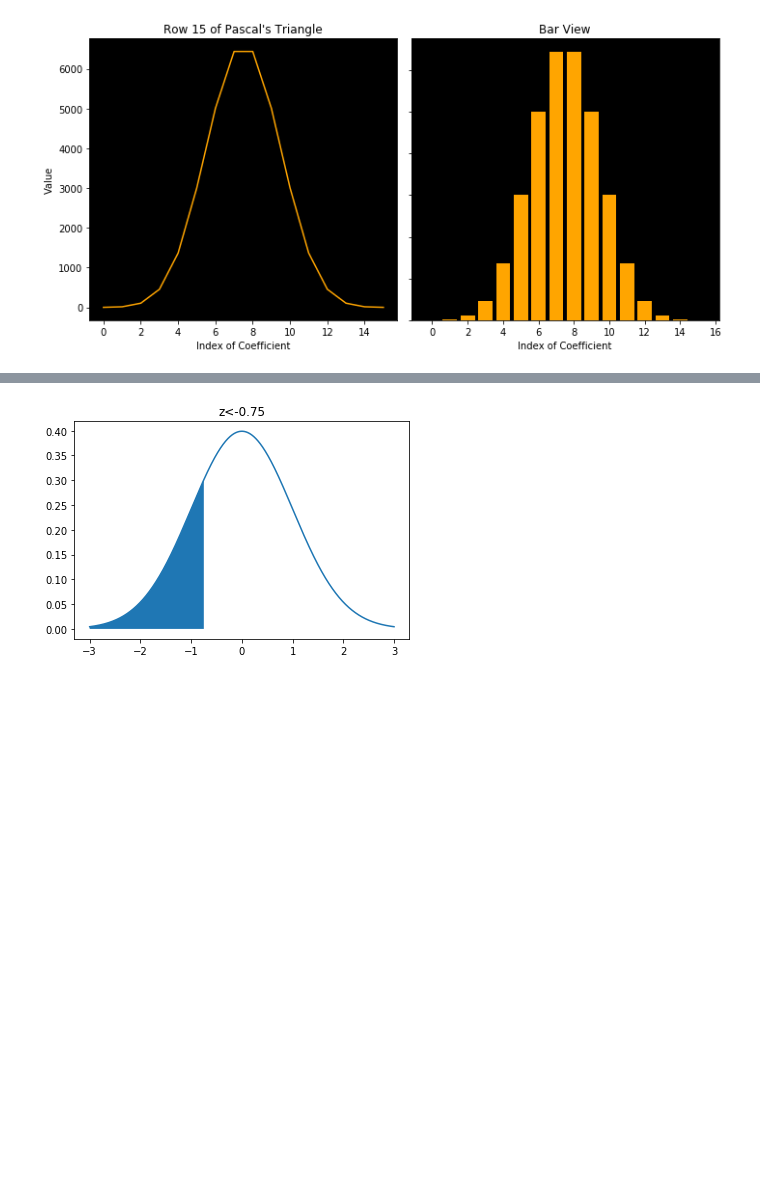
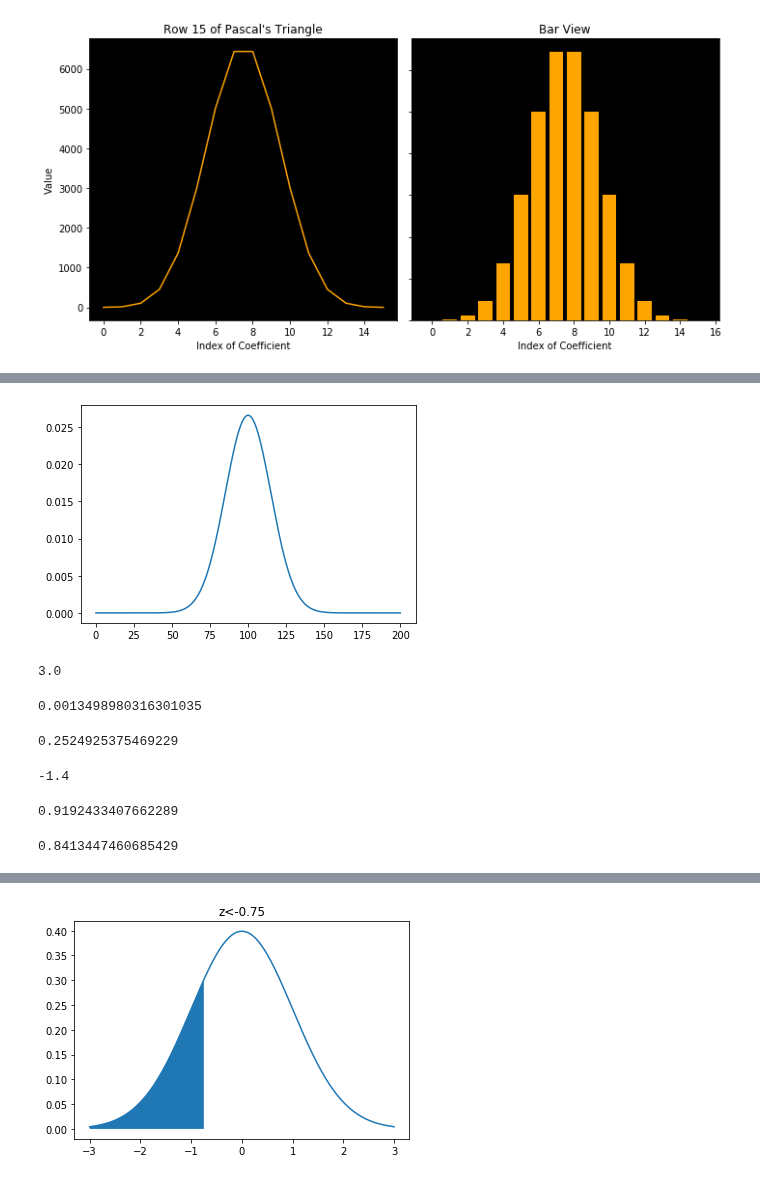
Before and after one commit to 4dsolutions/Curriculum_Development, a Jupyter notebook: IntroDS003.ipynb, the cells around one changed output, grey strips where cells are left out. Cells and saved outputs as stored; diff of their text form; code cells hidden in the pictures; blank space fills up the shorter version.

```diff
--- a/IntroDS003.ipynb
+++ b/IntroDS003.ipynb
@@ -60,0 +62,38 @@ plt.plot(data, y)
+# %%
+domain = np.linspace(0,200,1000)
+y = norm.pdf(domain, 100, 15)
+plt.plot(domain,y);
+# %% [output]
+[figure, added]
+# %%
+def z_score(x, mu, sigma, n=1):
+    return (x - mu)/(sigma/math.sqrt(n))
+
+z = z_score(145, 100, 15)
+z
+# %% [output]
+3.0
+# %%
+d = norm(0, 1)
+1-d.cdf(z)
+# %% [output]
+0.0013498980316301035
+# %%
+d = norm(loc=100.0, scale=15.0)
+1 - d.cdf(110)
+# %% [output]
+0.2524925375469229
+# %%
+z_score(93, 100, 15, n=9)
+# %% [output]
+-1.4
+# %%
+1-d.cdf(-1.4)
+# %% [output]
+0.9192433407662289
+# %%
+z = z_score(115, 100, 15)
+d = norm(0, 1)
+d.cdf(z)
+# %% [output]
+0.8413447460685429
```
Also changed, not shown: parts of 12 cells of this notebook, 6 other files.
